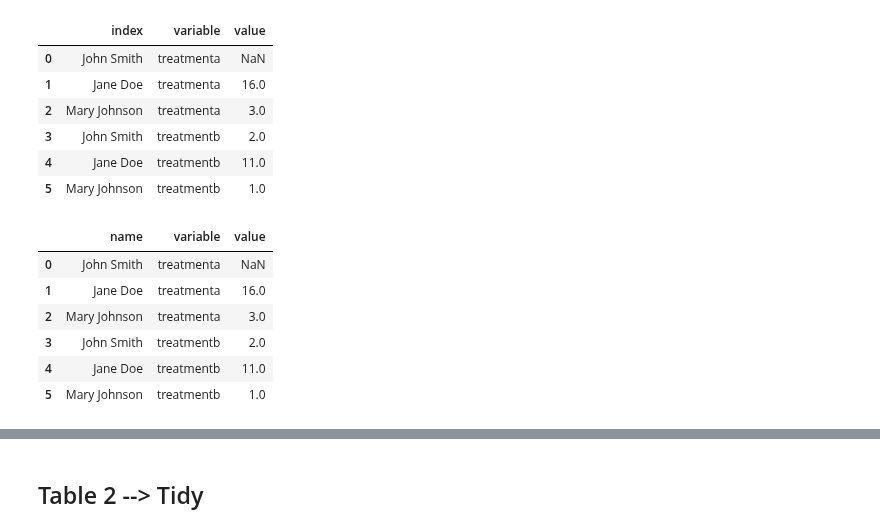
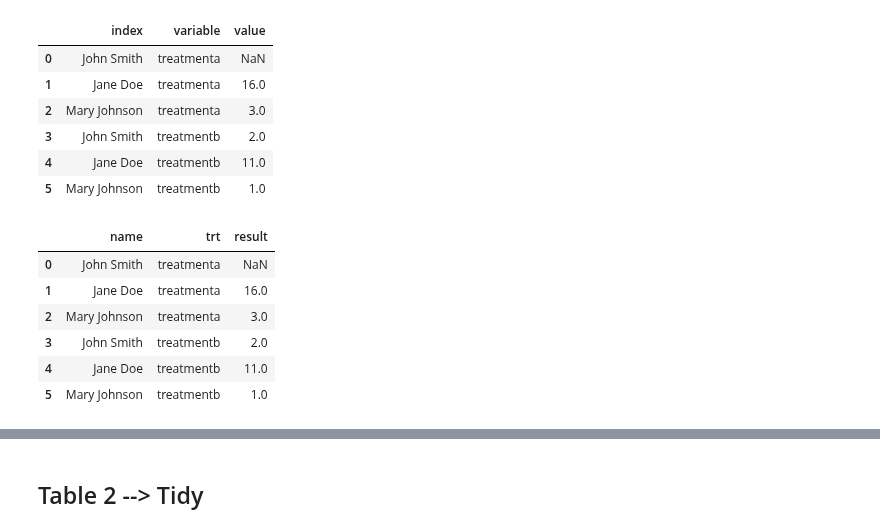
Before and after one commit to HeyLaxmi/DS-Unit-1-Sprint-1-Dealing-With-Data, a Jupyter notebook: Copy_of_Copy_of_LS_DS_121_Join_and_Reshape_Data.ipynb, the cells around one changed output, grey strips where cells are left out. Cells and saved outputs as stored; diff of their text form; code cells hidden in the pictures.

```diff
--- a/Copy_of_Copy_of_LS_DS_121_Join_and_Reshape_Data.ipynb
+++ b/Copy_of_Copy_of_LS_DS_121_Join_and_Reshape_Data.ipynb
@@ -259,10 +259,10 @@ tidy
 | 4 | Jane Doe | treatmentb | 11.0 |
 | 5 | Mary Johnson | treatmentb | 1.0 |
 # %%
-tidy.columns = ['name', 'variable', 'value']
+tidy.columns = ['name', 'trt', 'result']
 tidy
 # %% [output]
-|  | name | variable | value |
+|  | name | trt | result |
 | 0 | John Smith | treatmenta | NaN |
 | 1 | Jane Doe | treatmenta | 16.0 |
 | 2 | Mary Johnson | treatmenta | 3.0 |
```
Also changed, not shown: parts of 12 cells of this notebook.
